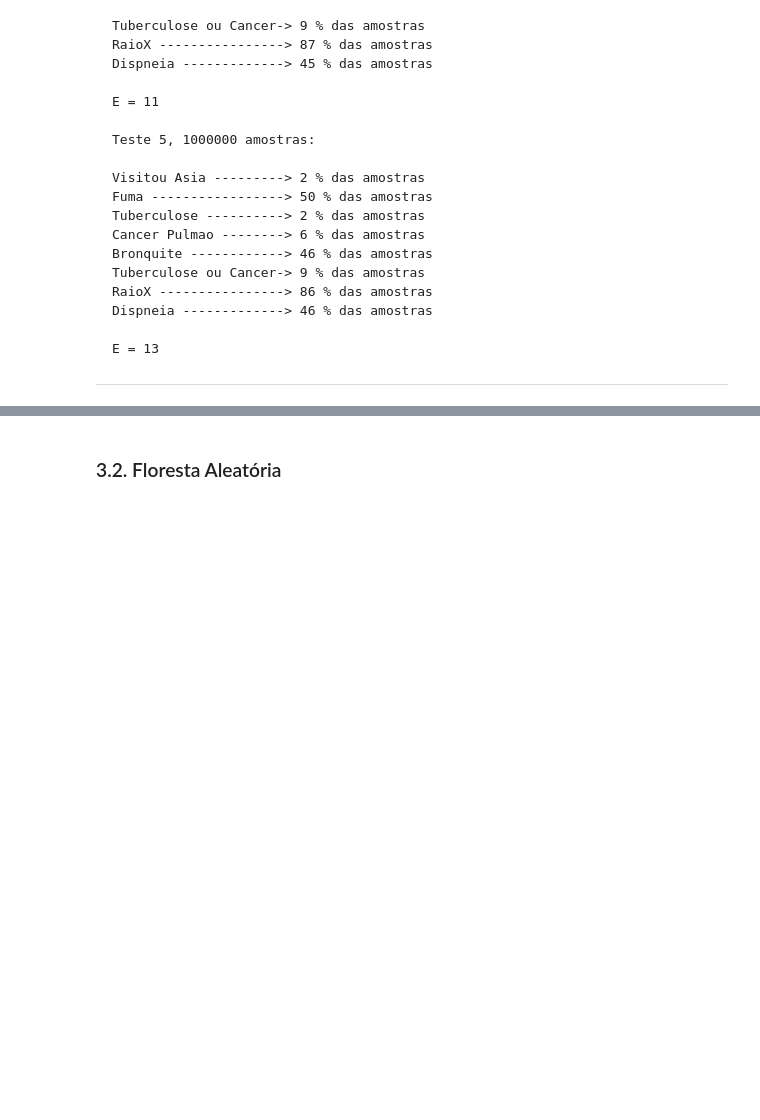
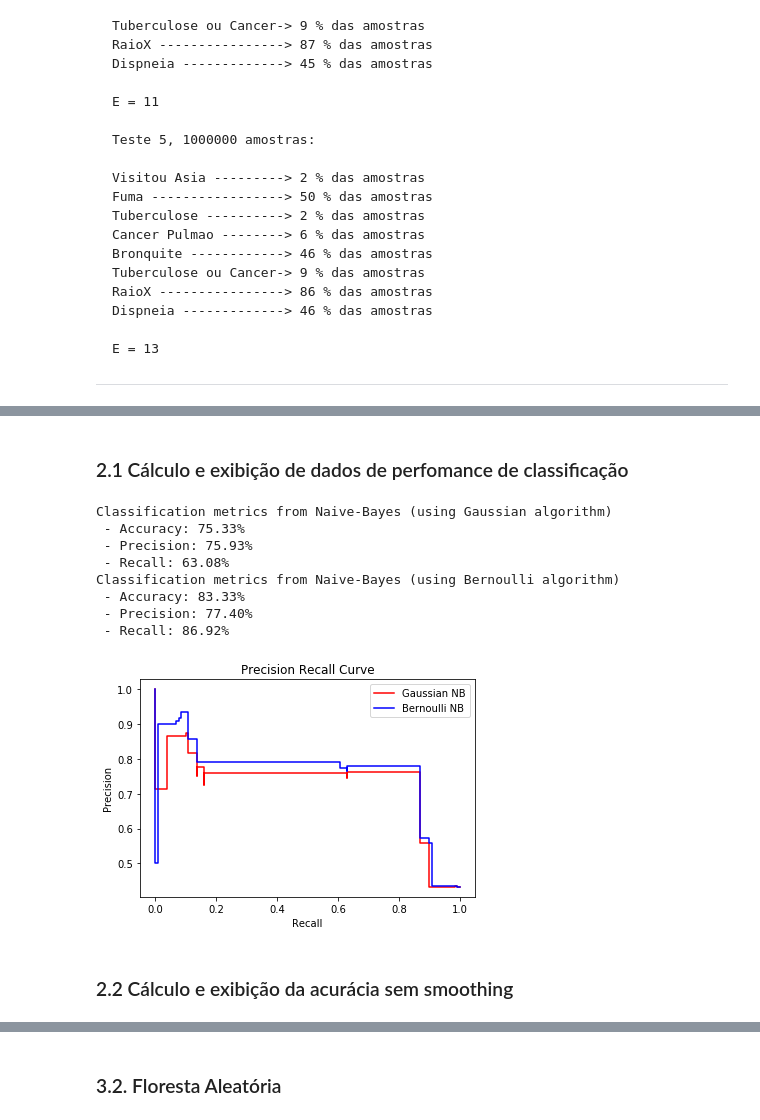
Before and after one commit to AkioCode/IAProjeto2, a Jupyter notebook: Relatório.ipynb, the cells around one changed output, grey strips where cells are left out. Drawn from its saved outputs; the diff is of its cells as text; code cells hidden in the pictures; blank space fills up the shorter version.

```diff
--- a/Relatório.ipynb
+++ b/Relatório.ipynb
@@ -307,0 +350,31 @@ feat_labels = df_chest1k.columns
+# %% [markdown]
+### 2.1 Cálculo e exibição de dados de perfomance de classificação
+# %%
+printScores("Naive-Bayes (using Gaussian algorithm)", y1k_test , modelGaussian.predict(X1k_test))
+printScores("Naive-Bayes (using Bernoulli algorithm)", y1k_test, modelBernoulli.predict(X1k_test))
+
+GaussianNB_prob = modelGaussian.predict_proba(X1k_test)
+GaussianNB_prob_prec, GaussianNB_prob_recall, _ = precision_recall_curve(y1k_test, GaussianNB_prob[:,1])
+
+BernoulliNB_prob = modelBernoulli.predict_proba(X1k_test)
+BernoulliNB_prob_prec, BernoulliNB_prob_recall, _ = precision_recall_curve(y1k_test, BernoulliNB_prob[:,1])
+
+plt.step(GaussianNB_prob_recall, GaussianNB_prob_prec, color='r', where='post')
+plt.step(BernoulliNB_prob_recall, BernoulliNB_prob_prec, color='b', where='post')
+plt.xlabel('Recall')
+plt.ylabel('Precision')
+plt.title('Precision Recall Curve')
+plt.legend(('Gaussian NB', 'Bernoulli NB'))
+plt.show()
+# %% [output]
+Classification metrics from Naive-Bayes (using Gaussian algorithm)
+ - Accuracy: 75.33%
+ - Precision: 75.93%
+ - Recall: 63.08%
+Classification metrics from Naive-Bayes (using Bernoulli algorithm)
+ - Accuracy: 83.33%
+ - Precision: 77.40%
+ - Recall: 86.92%
+[figure, added]
+# %% [markdown]
+### 2.2 Cálculo e exibição da acurácia sem smoothing
```
Also changed, not shown: parts of 26 cells of this notebook.
